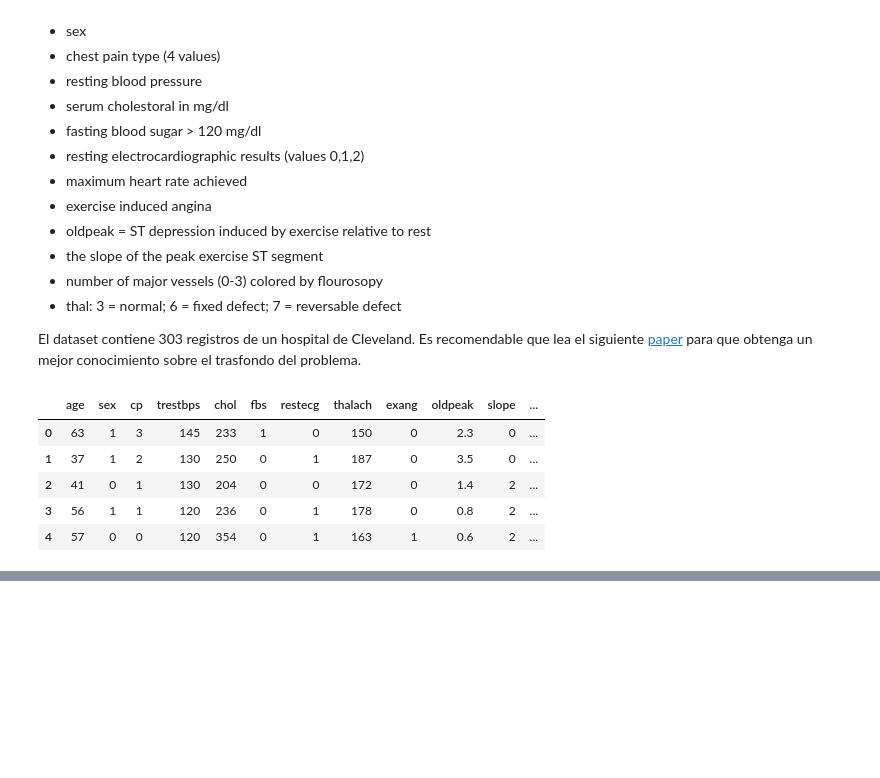
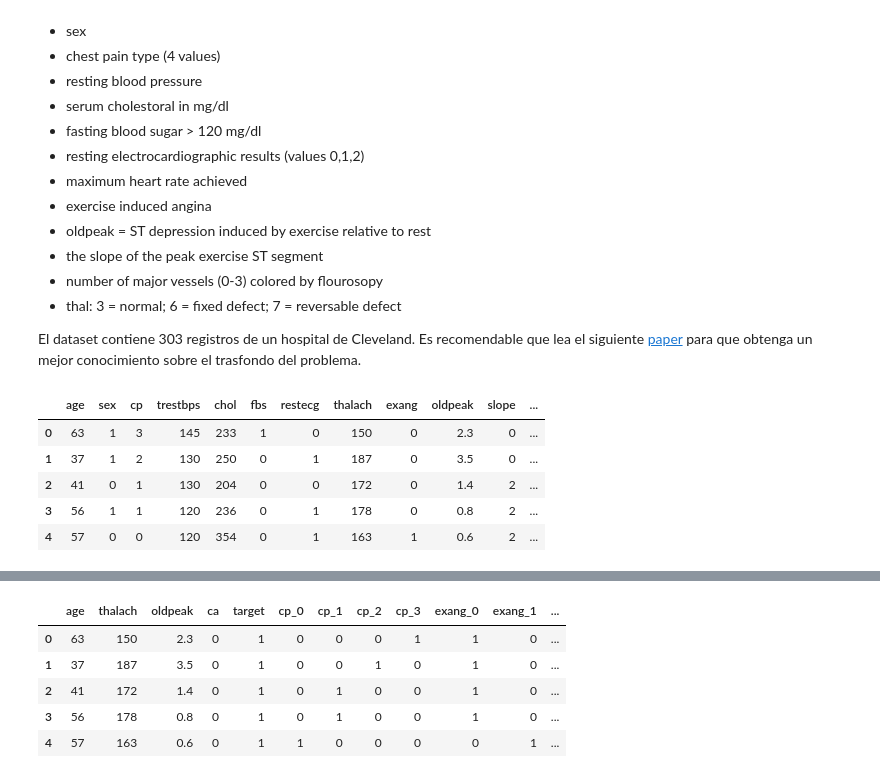
Before and after one commit to agomezs/programa-ia, a Jupyter notebook: S4-ModelosMetricas/4-Practica-Semanal.ipynb, the cells around one changed output, grey strips where cells are left out. Cells and saved outputs as stored; diff of their text form; code cells hidden in the pictures; blank space fills up the shorter version.

```diff
--- a/S4-ModelosMetricas/4-Practica-Semanal.ipynb
+++ b/S4-ModelosMetricas/4-Practica-Semanal.ipynb
@@ -39,0 +81,6 @@ data.head()
+# %%
+# Drop variables
+df = data.copy()
+df.drop(["fbs", "chol"], axis=1, inplace=True)
+df.drop(["restecg", "trestbps"], axis=1, inplace=True)
+df.head()
@@ -39,0 +94,26 @@ data.head()
+# %%
+# Use one hot encoding
+from sklearn.preprocessing import OrdinalEncoder
+
+df_onehot = df.copy()
+
+def onehot_encode(df, feature):
+    enc = OrdinalEncoder()
+    cp_dummies = pd.get_dummies(df[feature], prefix=feature)
+    new_df = df.drop([feature], axis=1)
+    return new_df.join(cp_dummies)
+
+df_onehot = onehot_encode(df_onehot, 'cp')
+df_onehot = onehot_encode(df_onehot, 'exang')
+df_onehot = onehot_encode(df_onehot, 'slope')
+df_onehot = onehot_encode(df_onehot, 'thal')
+df_onehot = onehot_encode(df_onehot, 'sex')
+
+df_onehot.head()
+# %% [output]
+|  | age | thalach | oldpeak | ca | target | cp_0 | cp_1 | cp_2 | cp_3 | exang_0 | exang_1 | ... |
+| 0 | 63 | 150 | 2.3 | 0 | 1 | 0 | 0 | 0 | 1 | 1 | 0 | ... |
+| 1 | 37 | 187 | 3.5 | 0 | 1 | 0 | 0 | 1 | 0 | 1 | 0 | ... |
+| 2 | 41 | 172 | 1.4 | 0 | 1 | 0 | 1 | 0 | 0 | 1 | 0 | ... |
+| 3 | 56 | 178 | 0.8 | 0 | 1 | 0 | 1 | 0 | 0 | 1 | 0 | ... |
+| 4 | 57 | 163 | 0.6 | 0 | 1 | 1 | 0 | 0 | 0 | 0 | 1 | ... |
```
Also changed, not shown: parts of 14 cells of this notebook, 2 other files.
